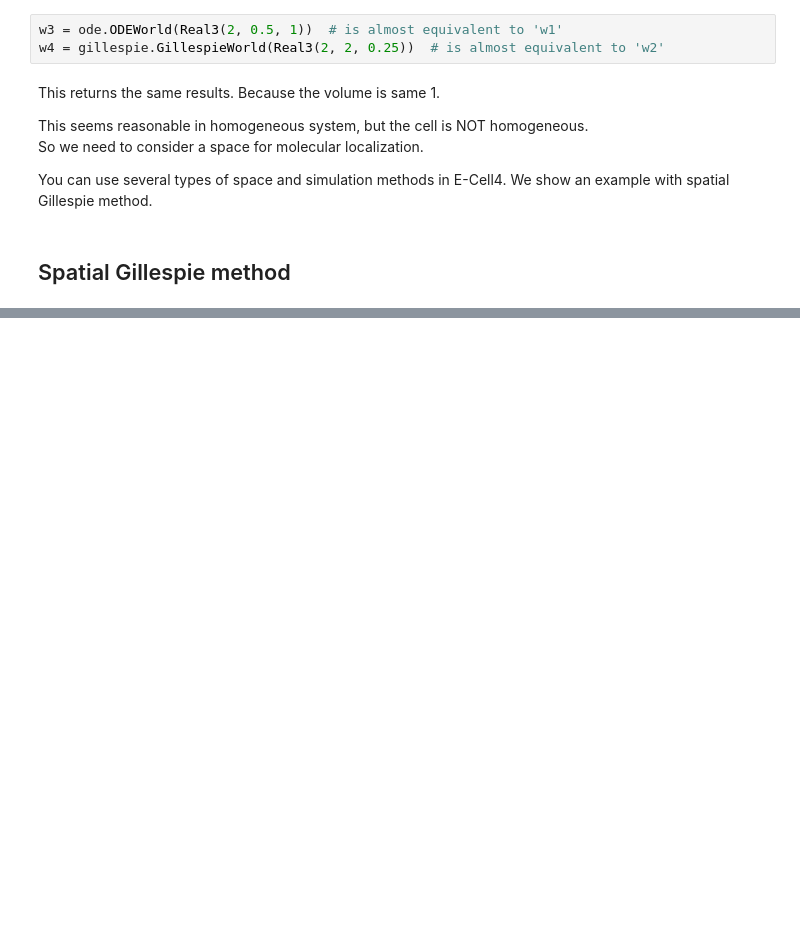
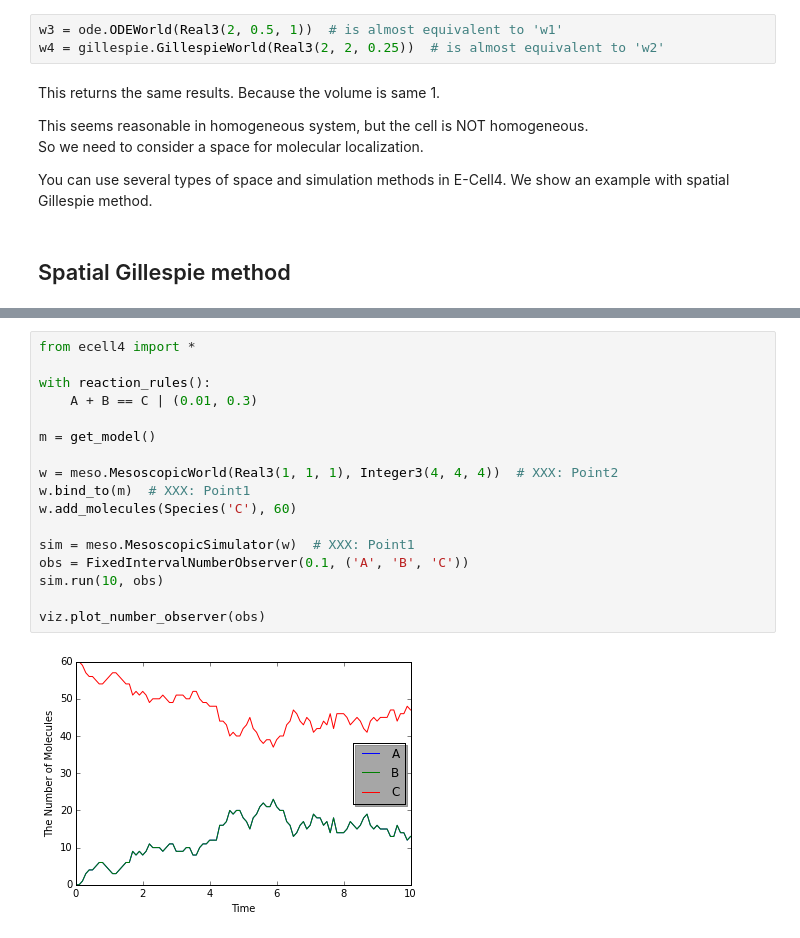
Before and after one commit to ecell/ecell4_base, a Jupyter notebook: ipynb/Tutorials/Meso.ipynb, the cells around one changed output, grey strips where cells are left out. Drawn from its saved outputs; the diff is of its cells as text; blank space fills up the shorter version.

```diff
--- a/ipynb/Tutorials/Meso.ipynb
+++ b/ipynb/Tutorials/Meso.ipynb
@@ -28,0 +83,19 @@ We show an example with spatial Gillespie method.
+# %%
+from ecell4 import *
+
+with reaction_rules():
+    A + B == C | (0.01, 0.3)
+
+m = get_model()
+
+w = meso.MesoscopicWorld(Real3(1, 1, 1), Integer3(4, 4, 4))  # XXX: Point2
+w.bind_to(m)  # XXX: Point1
+w.add_molecules(Species('C'), 60)
+
+sim = meso.MesoscopicSimulator(w)  # XXX: Point1
+obs = FixedIntervalNumberObserver(0.1, ('A', 'B', 'C'))
+sim.run(10, obs)
+
+viz.plot_number_observer(obs)
+# %% [output]
+[figure, added]
```
Also changed, not shown: parts of 7 cells of this notebook.
